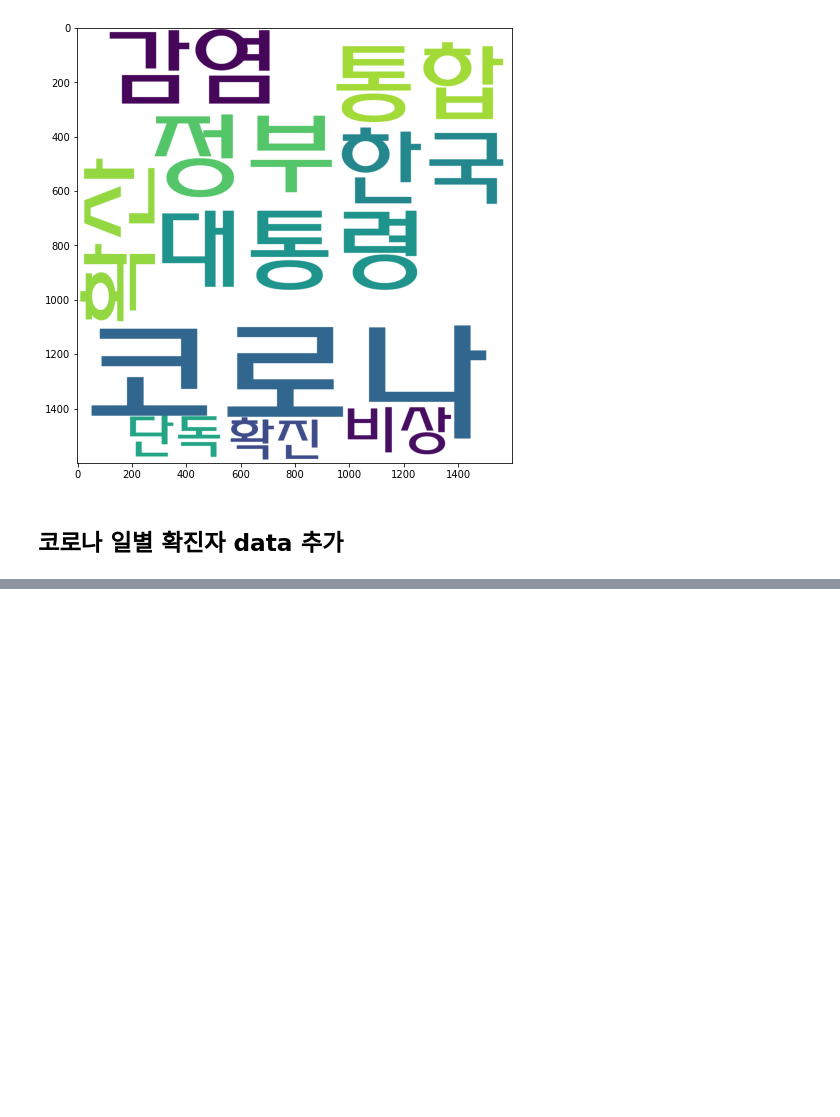
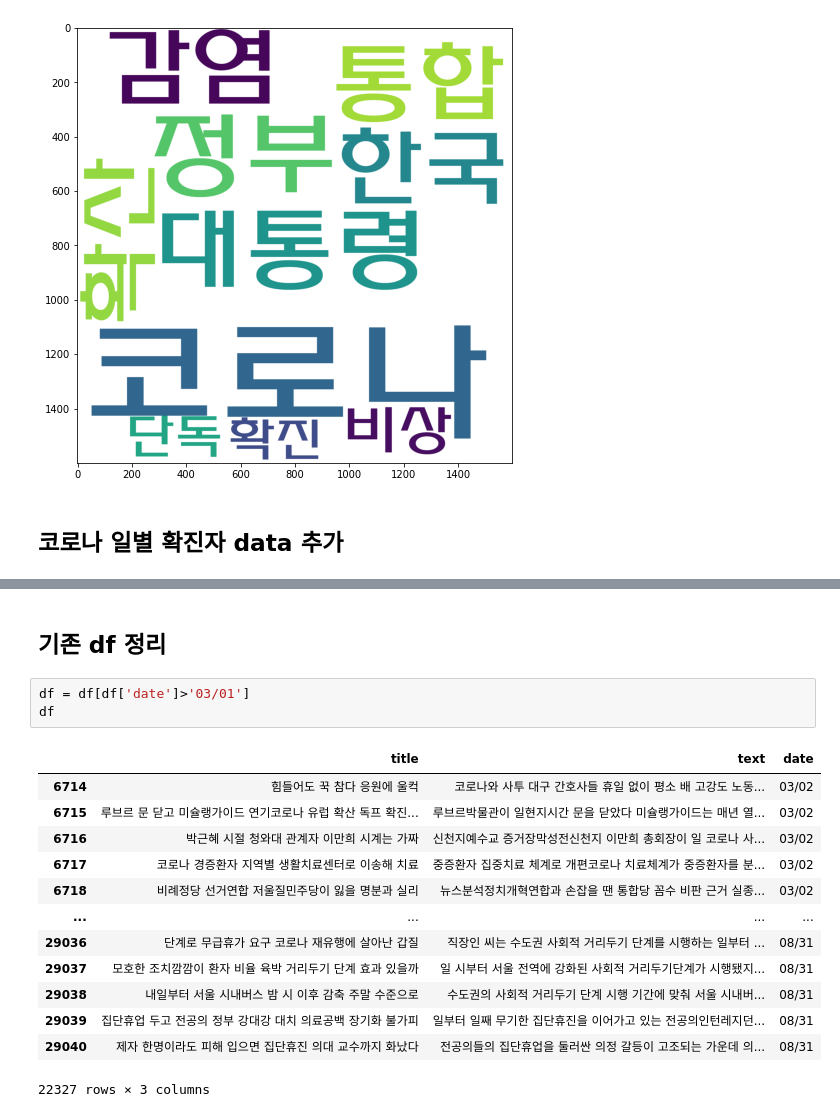
Before and after one commit to Hyun-Jun-Lee/News_Analysis, a Jupyter notebook: text_analysist.ipynb, the cells around one changed output, grey strips where cells are left out. Cells and saved outputs as stored; diff of their text form; blank space fills up the shorter version.

```diff
--- a/text_analysist.ipynb
+++ b/text_analysist.ipynb
@@ -227,0 +249,19 @@ covid
+# %% [markdown]
+## 기존 df 정리
+# %%
+df = df[df['date']>'03/01']
+df
+# %% [output]
+|  | title | text | date |
+| 6714 | 힘들어도 꾹 참다 응원에 울컥 | 코로나와 사투 대구 간호사들 휴일 없이 평소 배 고강도 노동... | 03/02 |
+| 6715 | 루브르 문 닫고 미슐랭가이드 연기코로나 유럽 확산 독프 확진... | 루브르박물관이 일현지시간 문을 닫았다 미슐랭가이드는 매년 열... | 03/02 |
+| 6716 | 박근혜 시절 청와대 관계자 이만희 시계는 가짜 | 신천지예수교 증거장막성전신천지 이만희 총회장이 일 코로나 사... | 03/02 |
+| 6717 | 코로나 경증환자 지역별 생활치료센터로 이송해 치료 | 중증환자 집중치료 체계로 개편코로나 치료체계가 중증환자를 분... | 03/02 |
+| 6718 | 비례정당 선거연합 저울질민주당이 잃을 명분과 실리 | 뉴스분석정치개혁연합과 손잡을 땐 통합당 꼼수 비판 근거 실종... | 03/02 |
+| ... | ... | ... | ... |
+| 29036 | 단계로 무급휴가 요구 코로나 재유행에 살아난 갑질 | 직장인 씨는 수도권 사회적 거리두기 단계를 시행하는 일부터 ... | 08/31 |
+| 29037 | 모호한 조치깜깜이 환자 비율 육박 거리두기 단계 효과 있을까 | 일 시부터 서울 전역에 강화된 사회적 거리두기단계가 시행됐지... | 08/31 |
+| 29038 | 내일부터 서울 시내버스 밤 시 이후 감축 주말 수준으로 | 수도권의 사회적 거리두기 단계 시행 기간에 맞춰 서울 시내버... | 08/31 |
+| 29039 | 집단휴업 두고 전공의 정부 강대강 대치 의료공백 장기화 불가피 | 일부터 일째 무기한 집단휴진을 이어가고 있는 전공의인턴레지던... | 08/31 |
+| 29040 | 제자 한명이라도 피해 입으면 집단휴진 의대 교수까지 화났다 | 전공의들의 집단휴업을 둘러싼 의정 갈등이 고조되는 가운데 의... | 08/31 |
+22327 rows × 3 columns
```
Also changed, not shown: parts of 2 cells of this notebook.
